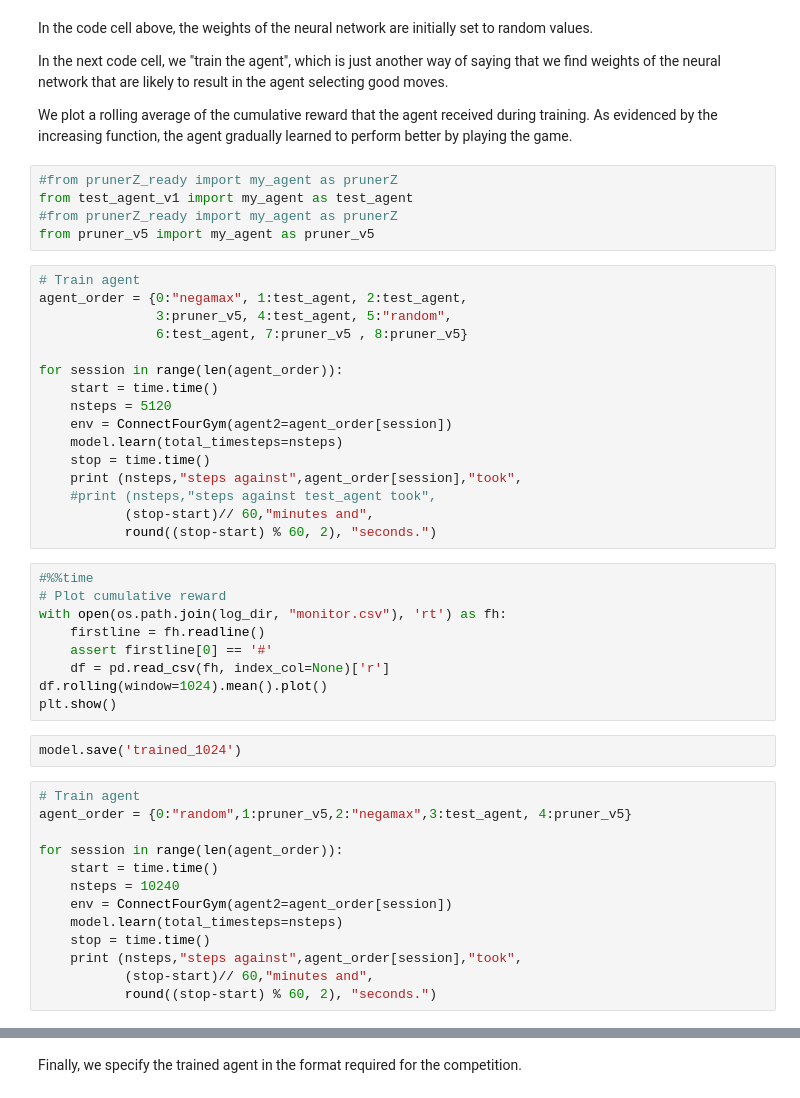
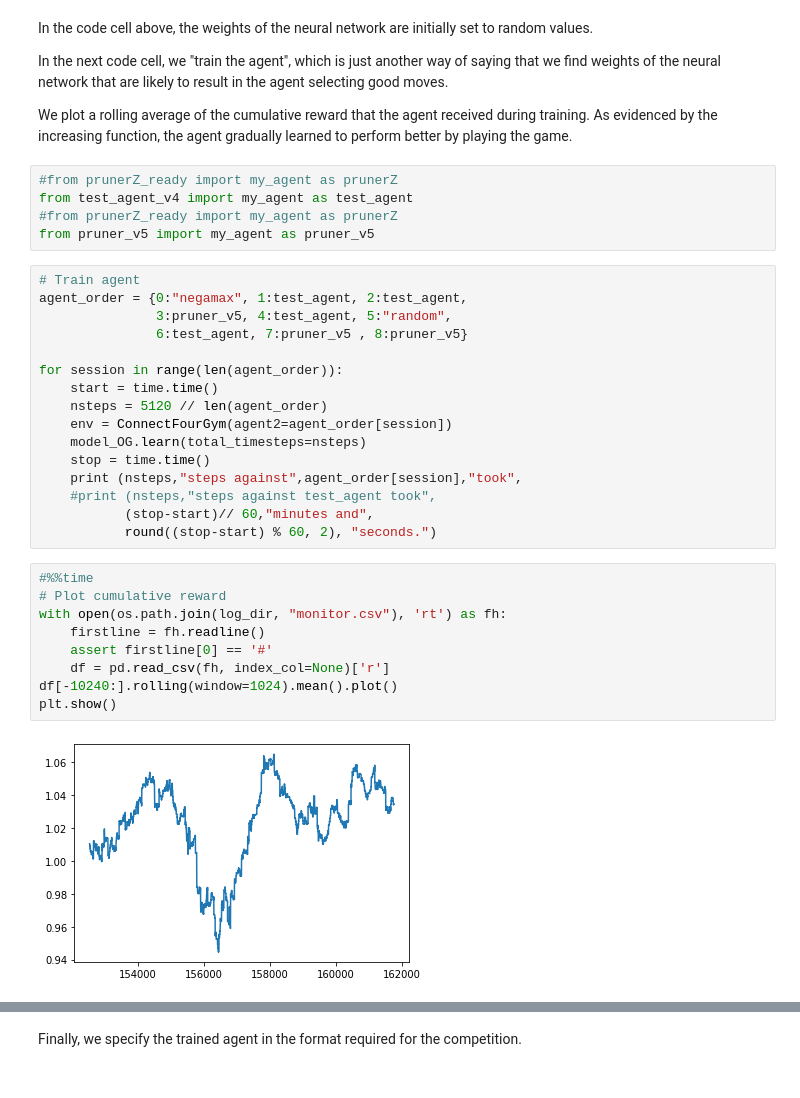
Before and after one commit to davidabelin/kaggle-files, a Jupyter notebook: connect4/mixed_training_trained.ipynb, the cells around one changed output, grey strips where cells are left out. Saved outputs shown, nothing was run; the diff lists cells and outputs as text.

```diff
--- a/connect4/mixed_training_trained.ipynb
+++ b/connect4/mixed_training_trained.ipynb
@@ -211,7 +219,7 @@ In the next code cell, we "train the agent", which is just another way of saying
 We plot a rolling average of the cumulative reward that the agent received during training.  As evidenced by the increasing function, the agent gradually learned to perform better by playing the game.
 # %%
 #from prunerZ_ready import my_agent as prunerZ
-from test_agent_v1 import my_agent as test_agent
+from test_agent_v4 import my_agent as test_agent
 #from prunerZ_ready import my_agent as prunerZ
 from pruner_v5 import my_agent as pruner_v5
 # %%
@@ -222,9 +230,9 @@ agent_order = {0:"negamax", 1:test_agent, 2:test_agent,
 
 for session in range(len(agent_order)):
     start = time.time()
-    nsteps = 5120
+    nsteps = 5120 // len(agent_order)
     env = ConnectFourGym(agent2=agent_order[session])
-    model.learn(total_timesteps=nsteps)
+    model_OG.learn(total_timesteps=nsteps)
     stop = time.time()
     print (nsteps,"steps against",agent_order[session],"took",
     #print (nsteps,"steps against test_agent took",
@@ -233,24 +241,11 @@ for session in range(len(agent_order)):
 # %%
 #%%time
 # Plot cumulative reward
 with open(os.path.join(log_dir, "monitor.csv"), 'rt') as fh:
     firstline = fh.readline()
     assert firstline[0] == '#'
     df = pd.read_csv(fh, index_col=None)['r']
-df.rolling(window=1024).mean().plot()
+df[-10240:].rolling(window=1024).mean().plot()
 plt.show()
+# %% [output]
+[figure, added]
-# %%
-model.save('trained_1024')
-# %%
-# Train agent
-agent_order = {0:"random",1:pruner_v5,2:"negamax",3:test_agent, 4:pruner_v5}
-
-for session in range(len(agent_order)):
-    start = time.time()
-    nsteps = 10240
-    env = ConnectFourGym(agent2=agent_order[session])
-    model.learn(total_timesteps=nsteps)
-    stop = time.time()
-    print (nsteps,"steps against",agent_order[session],"took",
-           (stop-start)// 60,"minutes and",
-           round((stop-start) % 60, 2), "seconds.")
```
Also changed, not shown: parts of 12 cells of this notebook, 6 other files.
